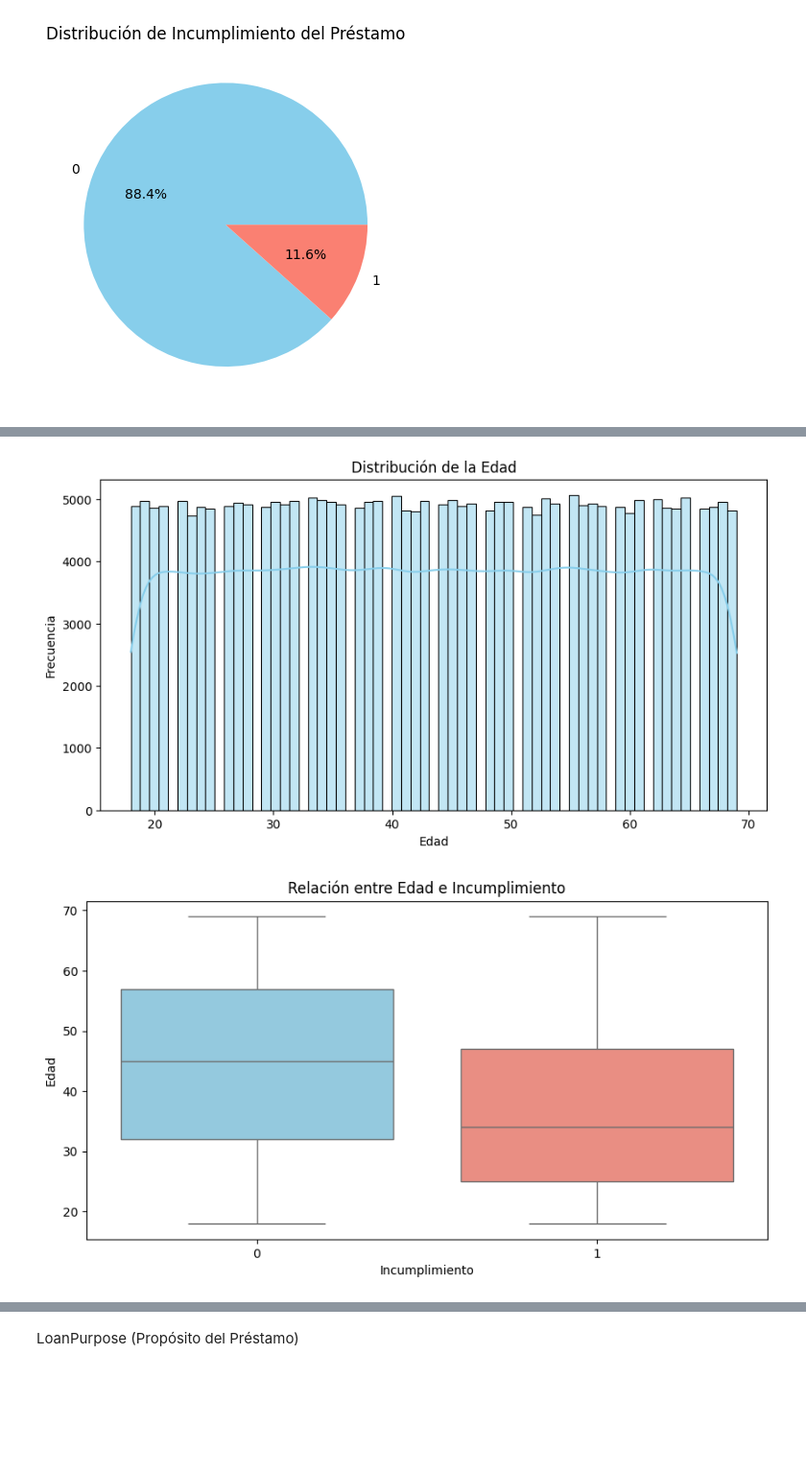
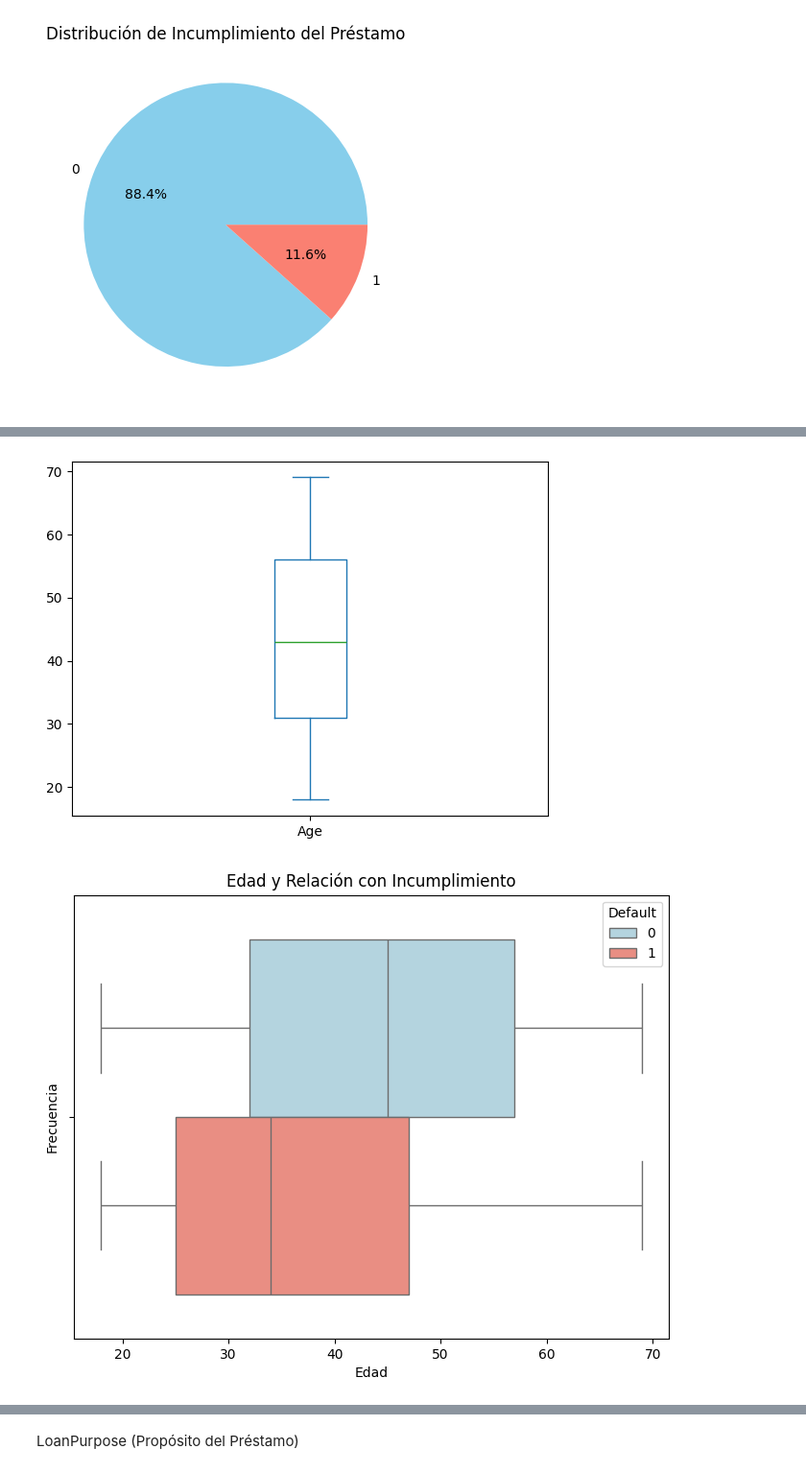
Before and after one commit to juancarignano/tp1_ML, a Jupyter notebook: tp1_ML.ipynb, the cells around one changed output, grey strips where cells are left out. Shown at 96% size. Saved outputs shown, nothing was run; the diff lists cells and outputs as text; code cells hidden in the pictures; blank space fills up the shorter version.

Commit message:
punto 2 analisis todas variables

```diff
--- a/tp1_ML.ipynb
+++ b/tp1_ML.ipynb
@@ -129,17 +98,16 @@ plt.show()
 # %%
-# Histograma de la variable 'Age'
-plt.figure(figsize=(10, 5))
-sns.histplot(df['Age'], kde=True, color='skyblue')
-plt.title('Distribución de la Edad')
+# Distribución de 'Age'
+age = df['Age'].value_counts()
+print(age.sort_index())
+
+# Boxplot de 'Age'
+df['Age'].plot.box()
+
+# Boxplot de 'Age' vs 'Default'
+plt.figure(figsize=(8, 6))
+sns.boxplot(x='Age', hue='Default', data=df, palette=['lightblue', 'salmon'])
+plt.title('Edad y Relación con Incumplimiento')
 plt.xlabel('Edad')
 plt.ylabel('Frecuencia')
 plt.show()
-
-# Boxplot de 'Age' vs 'Default'
-plt.figure(figsize=(10, 5))
-sns.boxplot(x='Default', y='Age', hue='Default', data=df, palette=['skyblue', 'salmon'], legend=False)
-plt.title('Relación entre Edad e Incumplimiento')
-plt.xlabel('Incumplimiento')
-plt.ylabel('Edad')
-plt.show()
 # %% [output]
@@ -146,4 +131,4 @@ plt.show()
-[figure, old version]
+[figure, new version]
-[figure, old version]
+[figure, new version]
 # %%
 # Income (Ingreso Anual)
```
Also changed, not shown: parts of 24 cells of this notebook.
